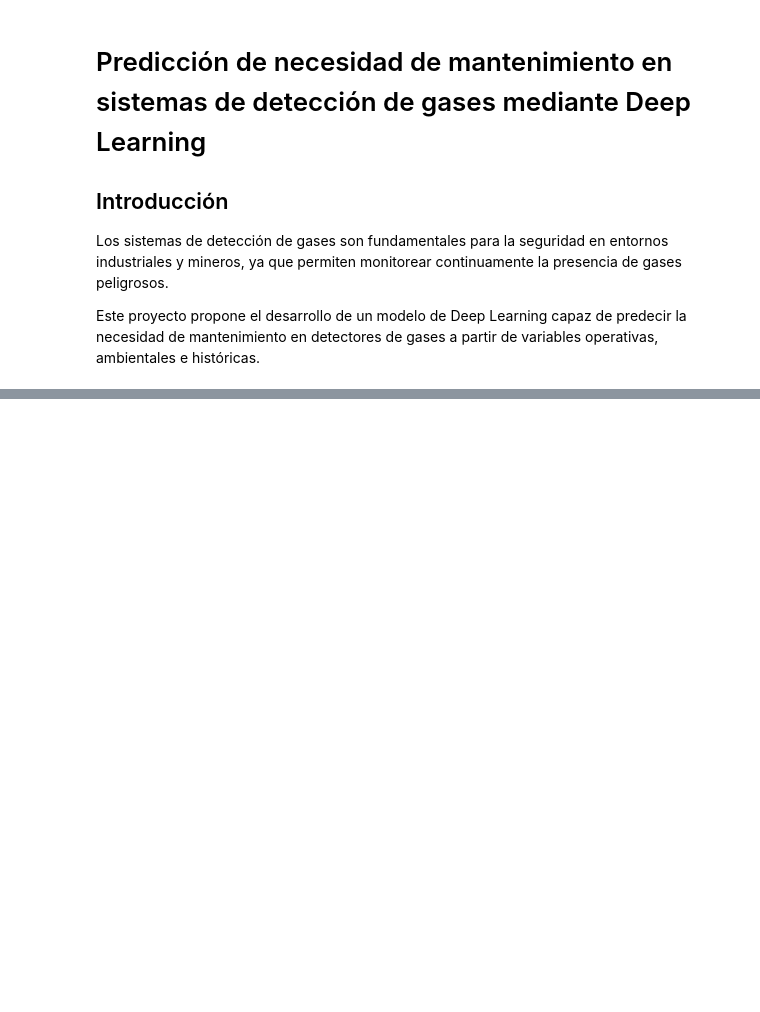
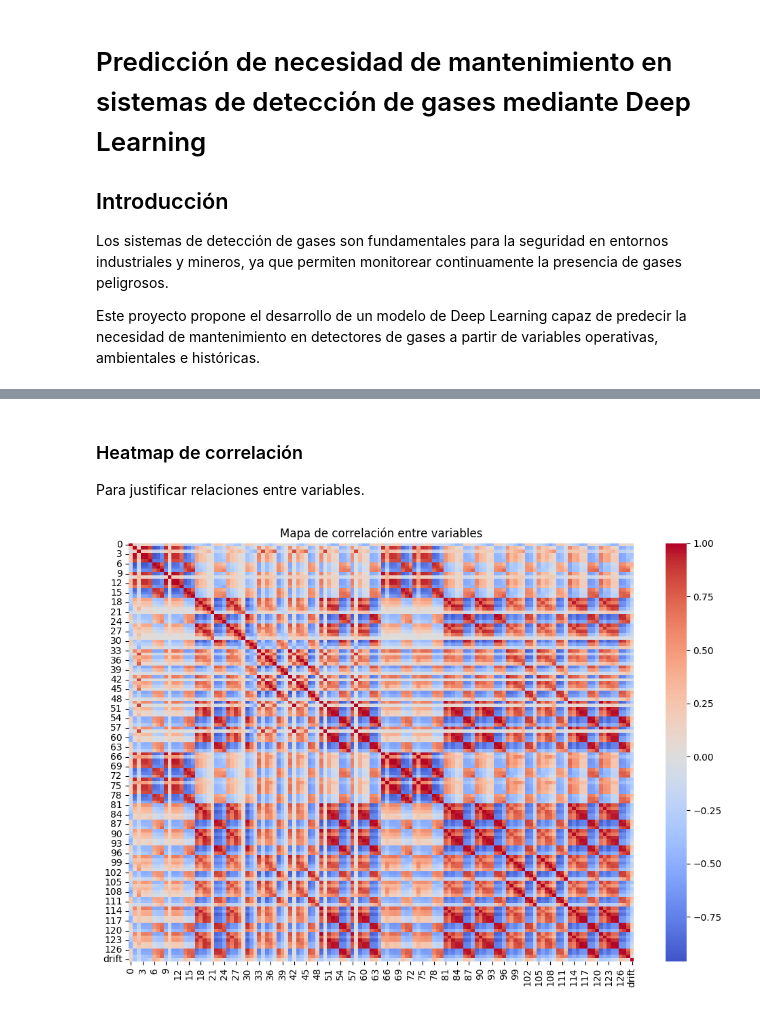
Before and after one commit to gsantillan-coder/DL-Final-Santillan-Guido, a Jupyter notebook: notebooks/final_project.ipynb, the cells around one changed output, grey strips where cells are left out. Saved outputs shown, nothing was run; the diff lists cells and outputs as text; code cells hidden in the pictures; blank space fills up the shorter version.

```diff
--- a/notebooks/final_project.ipynb
+++ b/notebooks/final_project.ipynb
@@ -23,0 +151,12 @@ from tensorflow.keras import layers
+# %% [markdown]
+### Heatmap de correlación
+
+Para justificar relaciones entre variables.
+# %%
+plt.figure(figsize=(12,8))
+corr = data.drop(columns=["batch"]).corr()
+sns.heatmap(corr, cmap="coolwarm", center=0)
+plt.title("Mapa de correlación entre variables")
+plt.show()
+# %% [output]
+[figure, added]
```
Also changed, not shown: parts of 34 cells of this notebook.
